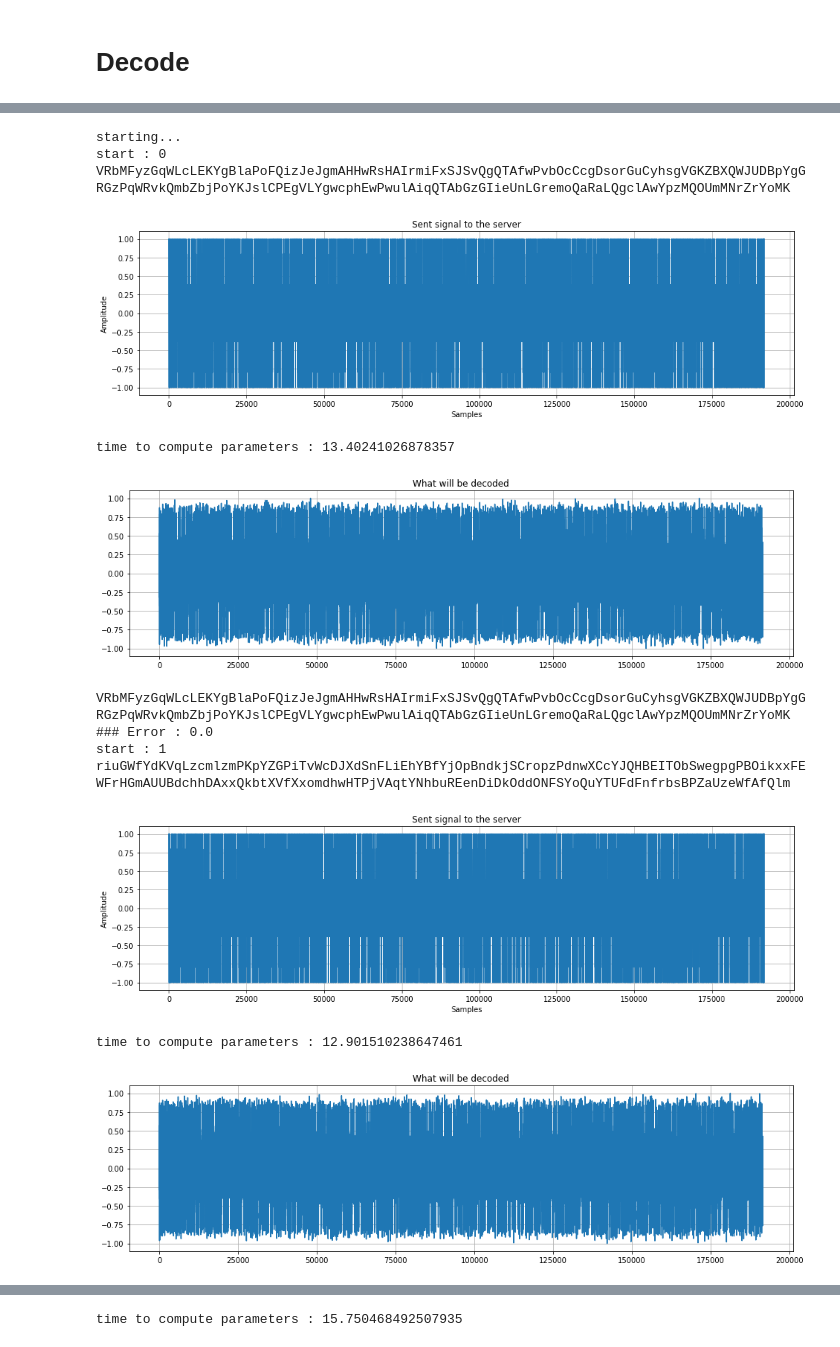
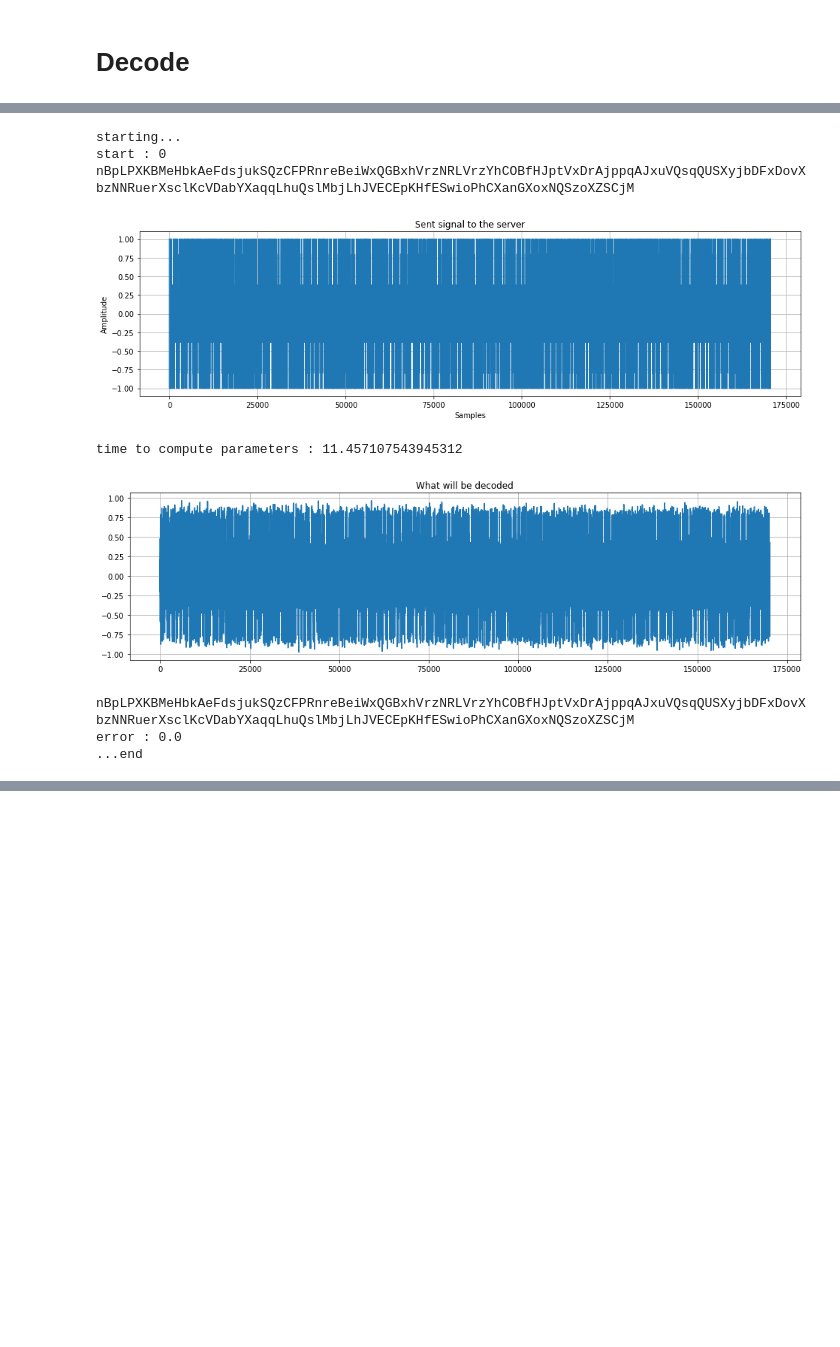
Before and after one commit to Dreyvor/Project_PDC, a Jupyter notebook: final.ipynb, the cells around one changed output, grey strips where cells are left out. Saved outputs shown, nothing was run; the diff lists cells and outputs as text; code cells hidden in the pictures; blank space fills up the shorter version.

```diff
--- a/final.ipynb
+++ b/final.ipynb
@@ -154,13 +154,12 @@ def findOffset(signal_received, signal_desired, b):
     ################
     ##### PLOT #####
     ################
-    #Je le plot pour essayer de voir si y a pas un moyen de réduire le nombre de calcul
-    #plt.figure(figsize=(16,9))
-    #plt.subplot(211)
-    #plt.title("Offset detection")
-    #plt.plot(a)
-    #plt.grid()
-    #plt.show()
+    plt.figure(figsize=(16,9))
+    plt.subplot(211)
+    plt.title("Offset detection")
+    plt.plot(a)
+    plt.grid()
+    plt.show()
 
     toReturn = 0
     if(b):
@@ -208,12 +207,14 @@ def decode(rcv_signal, base):
     offset_start = tab_offsets[0] + clap_len
     offset_end = tab_offsets[1]
 
+    ################
+    ##### PLOT #####
+    ################
     resized = []
     for i in range(offset_start, offset_end):
         resized.append(rcv_signal[i])
-
     plt.figure(figsize=(16,9))
-    plt.subplot(212)
+    plt.subplot(211)
     plt.title("What will be decoded")
     plt.plot(resized)
     plt.grid()
@@ -260,10 +261,12 @@ def main(s):
     !python client.py --input_file=to_send.txt --output_file=received.txt --srv_hostname=iscsrv72.epfl.ch --srv_port=80
 
     #time to send and receive back
-    #time.sleep(3)
+    time.sleep(3)
 
     received = np.loadtxt("received.txt")
     decoded = decode(received, base)
     final_res = receiver(decoded)
 
     return final_res
+
+main('ab')
@@ -277,44 +280,35 @@ time to compute parameters : 0.8949918746948242
 # %%
 import random
 import string
 
 def tester():
     print("starting...")
-    for i in range(5):
+    for i in range(1):
         print("start :", i)
         error = 0
         txt = ""
         for i in range(160):
             temp = random.choice(string.ascii_letters)
             s = txt + temp
             txt = s
-
         print(txt)
         rcv = main(txt)
         print(rcv)
-
         for i in range(len(rcv)):
             if(txt[i] != rcv[i]):
                 error += 1
-        print("### Error :", error / 160.0)
-
-        # wait for the IP blacklist
+        print("error :", error / 160.0)
         time.sleep(20)
-
     print("...end")
 
 tester()
 # %% [output]
 starting...
 start : 0
-VRbMFyzGqWLcLEKYgBlaPoFQizJeJgmAHHwRsHAIrmiFxSJSvQgQTAfwPvbOcCcgDsorGuCyhsgVGKZBXQWJUDBpYgGRGzPqWRvkQmbZbjPoYKJslCPEgVLYgwcphEwPwulAiqQTAbGzGIieUnLGremoQaRaLQgclAwYpzMQOUmMNrZrYoMK
+nBpLPXKBMeHbkAeFdsjukSQzCFPRnreBeiWxQGBxhVrzNRLVrzYhCOBfHJptVxDrAjppqAJxuVQsqQUSXyjbDFxDovXbzNNRuerXsclKcVDabYXaqqLhuQslMbjLhJVECEpKHfESwioPhCXanGXoxNQSzoXZSCjM
-[figure, old version]
+[figure, new version]
-time to compute parameters : 13.40241026878357
+time to compute parameters : 11.457107543945312
-[figure, old version]
+[figure, new version]
-VRbMFyzGqWLcLEKYgBlaPoFQizJeJgmAHHwRsHAIrmiFxSJSvQgQTAfwPvbOcCcgDsorGuCyhsgVGKZBXQWJUDBpYgGRGzPqWRvkQmbZbjPoYKJslCPEgVLYgwcphEwPwulAiqQTAbGzGIieUnLGremoQaRaLQgclAwYpzMQOUmMNrZrYoMK
-### Error : 0.0
-start : 1
-riuGWfYdKVqLzcmlzmPKpYZGPiTvWcDJXdSnFLiEhYBfYjOpBndkjSCropzPdnwXCcYJQHBEITObSwegpgPBOikxxFEWFrHGmAUUBdchhDAxxQkbtXVfXxomdhwHTPjVAqtYNhbuREenDiDkOddONFSYoQuYTUFdFnfrbsBPZaUzeWfAfQlm
+nBpLPXKBMeHbkAeFdsjukSQzCFPRnreBeiWxQGBxhVrzNRLVrzYhCOBfHJptVxDrAjppqAJxuVQsqQUSXyjbDFxDovXbzNNRuerXsclKcVDabYXaqqLhuQslMbjLhJVECEpKHfESwioPhCXanGXoxNQSzoXZSCjM
+error : 0.0
+...end
-[figure, removed]
-time to compute parameters : 12.901510238647461
-[figure, removed]
@@ -326 +314,0 @@ ATrsWOdWbCIHOcJksYrPsBZdFEcqwrMAdoaPXOgEHGQHLmdOFggpdjLVVfnHEBMYbaYLGXQxSNfkPUrh
-time to compute parameters : 15.750468492507935
```
Also changed, not shown: parts of 3 cells of this notebook.
